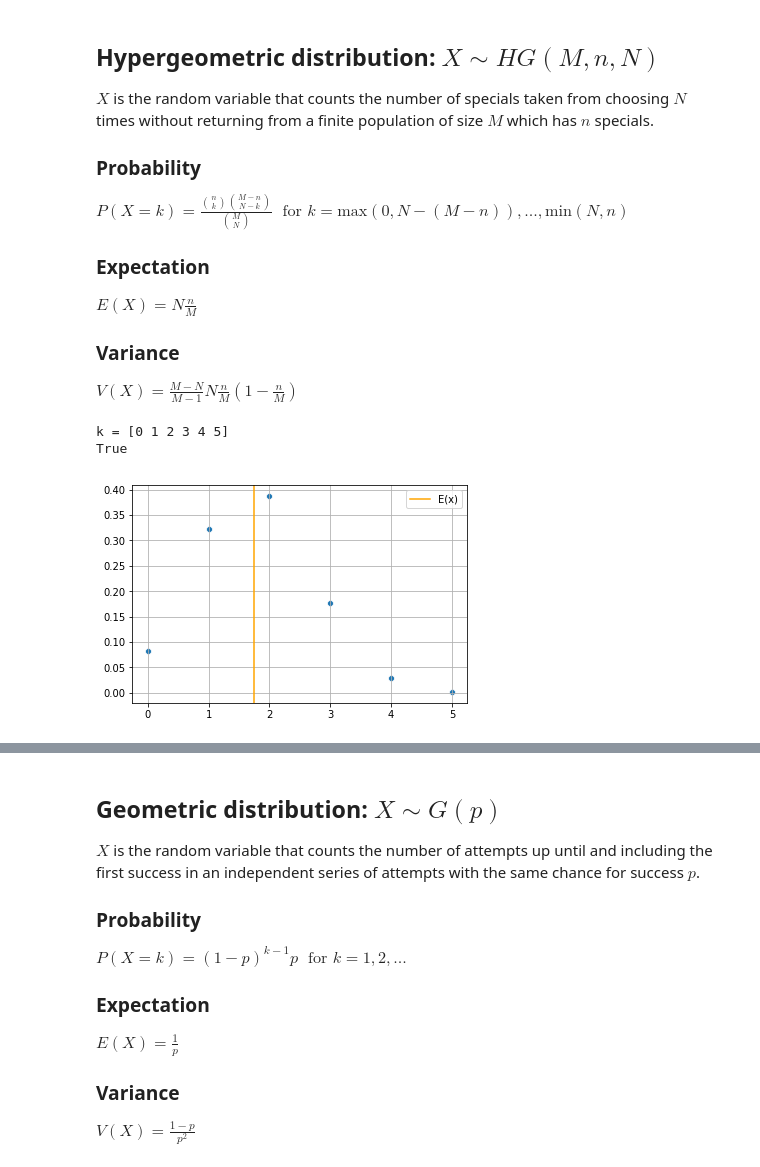
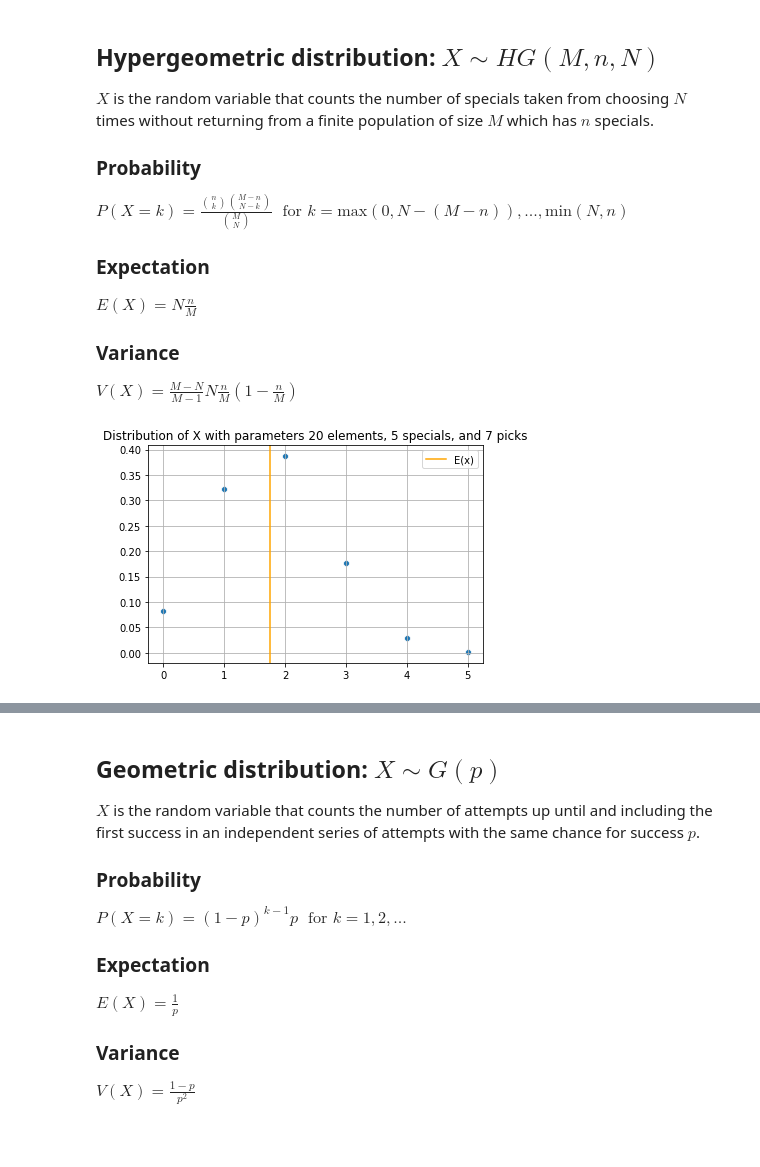
Before and after one commit to eytanohana/Data-Science-and-Statistics, a Jupyter notebook: Distributions.ipynb, the cells around one changed output, grey strips where cells are left out. Saved outputs shown, nothing was run; the diff lists cells and outputs as text; code cells hidden in the pictures; blank space fills up the shorter version.

```diff
--- a/Distributions.ipynb
+++ b/Distributions.ipynb
@@ -113,24 +115,13 @@ $V(X) = \frac{M-N}{M-1}N\frac{n}{M}(1 - \frac{n}{M})$
 # %%
 M, n, N = 20, 5, 7
+
+title = f"Distribution of X with parameters {M} elements, {n} specials, and {N} picks"
 
 k_lower = max(0, N-M+n)
 k_upper = min(n, N)
 
-
 k = np.arange(k_lower, k_upper+1)
-print('k =', k)
 # D is N, and N is M
-pmf = scps.hypergeom.pmf(k, M, n, N)
-E_x = scps.hypergeom.mean(M, n, N)
-
-print(E_x == (N*n/M))
+plot_dist(k, hypergeom(M,n,N), title)
 # %% [output]
-k = [0 1 2 3 4 5]
-True
+[figure, added]
-# %%
-sns.scatterplot(k, pmf);
-plt.axvline(E_x, c='orange', label='E(x)')
-plt.legend()
-plt.grid();
-# %% [output]
-[figure, removed]
```
Also changed, not shown: parts of 8 cells of this notebook.
